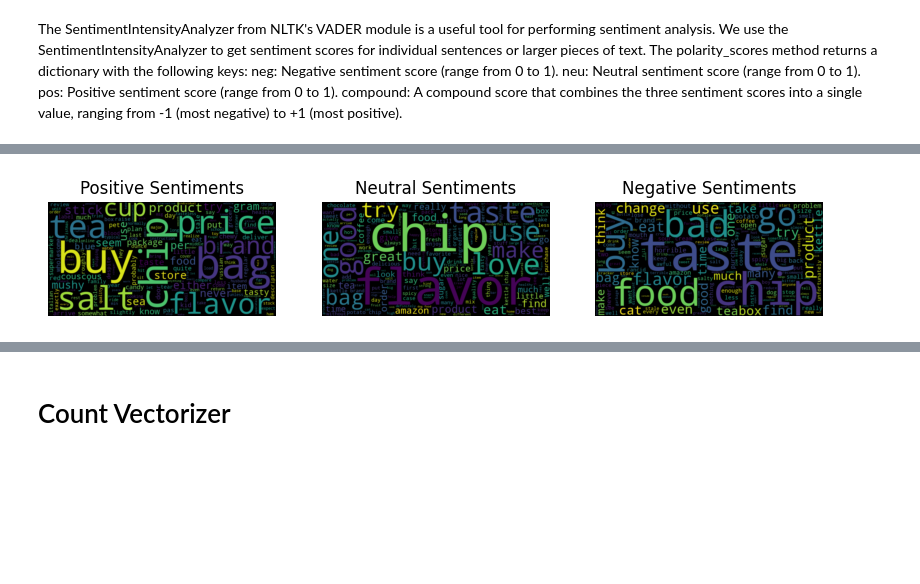
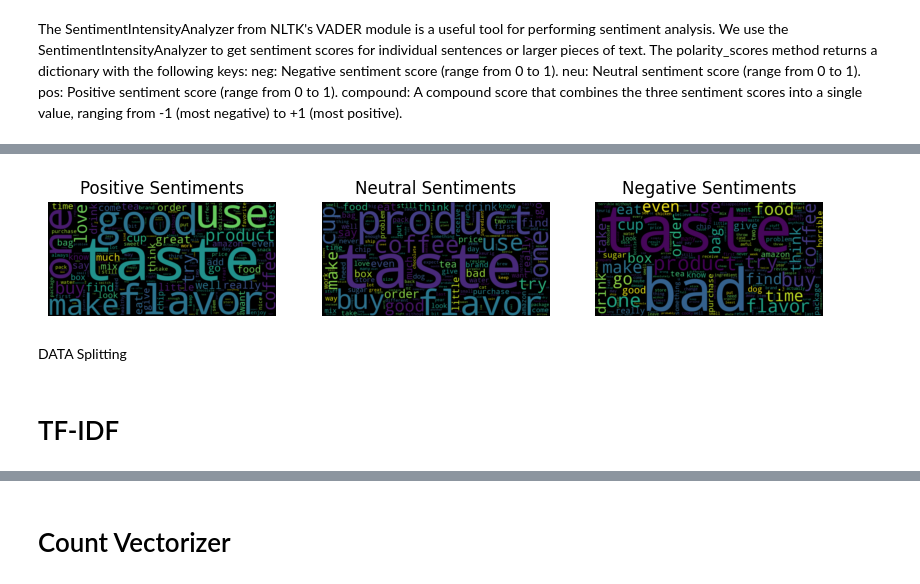
Before and after one commit to Vijayalekshmi203/SentimentAnalysis, a Jupyter notebook: SA.ipynb, the cells around one changed output, grey strips where cells are left out. Saved outputs shown, nothing was run; the diff lists cells and outputs as text; code cells hidden in the pictures; blank space fills up the shorter version.

```diff
--- a/SA.ipynb
+++ b/SA.ipynb
@@ -123,7 +94,7 @@ stop_words
  'yourselves'}
 # %%
 #Adding Custom words to remove from the dataset
-custom_stopwords={"br"}
+custom_stopwords={"br","'s","n't"}
 stop_words.update(custom_stopwords)
 stop_words
 # %% [output]
@@ -185,13 +160,31 @@ def get_wordnet_pos(tag):
 # %%
 # Initialize WordNetLemmatizer
 lemmatizer = WordNetLemmatizer()
+from bs4 import BeautifulSoup
 
 corpus = []
 
 for i in range(len(data)):
-    # Clean the text
-    Cleaned_text = re.sub('[^a-zA-Z]', ' ', data["Text"][i])
+    # Remove URLs
+    Cleaned_text = re.sub(r'http\S+|www\S+|https\S+|href\S+', ' ', data["Text"][i], flags=re.MULTILINE)
+
+    # Parse HTML using BeautifulSoup
+    soup = BeautifulSoup(Cleaned_text, 'html.parser')
+
+    # Get text content without HTML tags
+    Cleaned_text = soup.get_text(separator=' ')
+
+    # Remove unwanted characters & numbers
+    Cleaned_text = re.sub(r'[<>=,.()/!]+', ' ', Cleaned_text)
+    Cleaned_text = re.sub('[^a-zA-Z]', ' ', Cleaned_text)
+
+    # Replace extra spaces and angle brackets left by BeautifulSoup
+    Cleaned_text = re.sub(r'\s+', ' ', Cleaned_text).strip()
+
+    #Changing to lowercase
     Cleaned_text = Cleaned_text.lower()
+
+    #word_tokenize interface for tokenization
     Cleaned_text = word_tokenize(Cleaned_text)
 
     # POS tagging
@@ -448,4 +348,5 @@ data
 # %%
-data['Sentiment']=data["Cleaned_Text"].apply(lambda x: 'positive' if sa.polarity_scores(x)["compound"] > 0  else 'neutral' if sa.polarity_scores(x)["compound"] == 0  else 'negative')
+#Rule for determining the Sentiment
+data['Sentiment']=data["Cleaned_Text"].apply(lambda x: 'positive' if sa.polarity_scores(x)["compound"] >= 0.5  else 'negative' if sa.polarity_scores(x)["compound"] <= -0.5  else 'neutral')
 data.head(30)
 # %% [output]
@@ -519,7 +420,7 @@ Name: count, dtype: int64
 # %%
 # Seperating Positive, Negative and Neutral Sentiment
-positive_texts = ' '.join(data[data['Sentiment'] == 1]['Cleaned_Text'])
-neutral_texts = ' '.join(data[data['Sentiment'] == 2]['Cleaned_Text'])
+positive_texts = ' '.join(data[data['Sentiment'] == 2]['Cleaned_Text'])
+neutral_texts = ' '.join(data[data['Sentiment'] == 1]['Cleaned_Text'])
 negative_texts = ' '.join(data[data['Sentiment'] == 0]['Cleaned_Text'])
 # %%
 print(f'Positive texts length: {len(positive_texts)}')
@@ -536,27 +437,29 @@ neutral_wordcloud = WordCloud(width=800, height=400, background_color='black').g
 negative_wordcloud = WordCloud(width=800, height=400, background_color='black').generate(negative_texts)
 # %%
 # Display the word clouds
-plt.figure(figsize=(10, 10))
+wordcloud_fig=plt.figure(figsize=(10, 10))
 
 # Positive word cloud
 plt.subplot(1, 3, 1)
 plt.imshow(positive_wordcloud, interpolation='bilinear')
 plt.title('Positive Sentiments')
 plt.axis('off')
 
 # Neutral word cloud
 plt.subplot(1, 3, 2)
 plt.imshow(neutral_wordcloud, interpolation='bilinear')
 plt.title('Neutral Sentiments')
 plt.axis('off')
 
 # Negative word cloud
 plt.subplot(1, 3, 3)
 plt.imshow(negative_wordcloud, interpolation='bilinear')
 plt.title('Negative Sentiments')
 plt.axis('off')
 
 plt.show()
+
+wordcloud_fig.savefig("wordcloud2.png")
 # %% [output]
-[figure, old version]
+[figure, new version]
 # %%
@@ -565 +470,3 @@ X = data["Cleaned_Text"] # independent variable
 Y= data["Sentiment"] #dependent Variable
+# %% [markdown]
+DATA Splitting
@@ -565,0 +479,2 @@ Y= data["Sentiment"] #dependent Variable
+# %% [markdown]
+# TF-IDF
```
Also changed, not shown: parts of 190 cells of this notebook.
